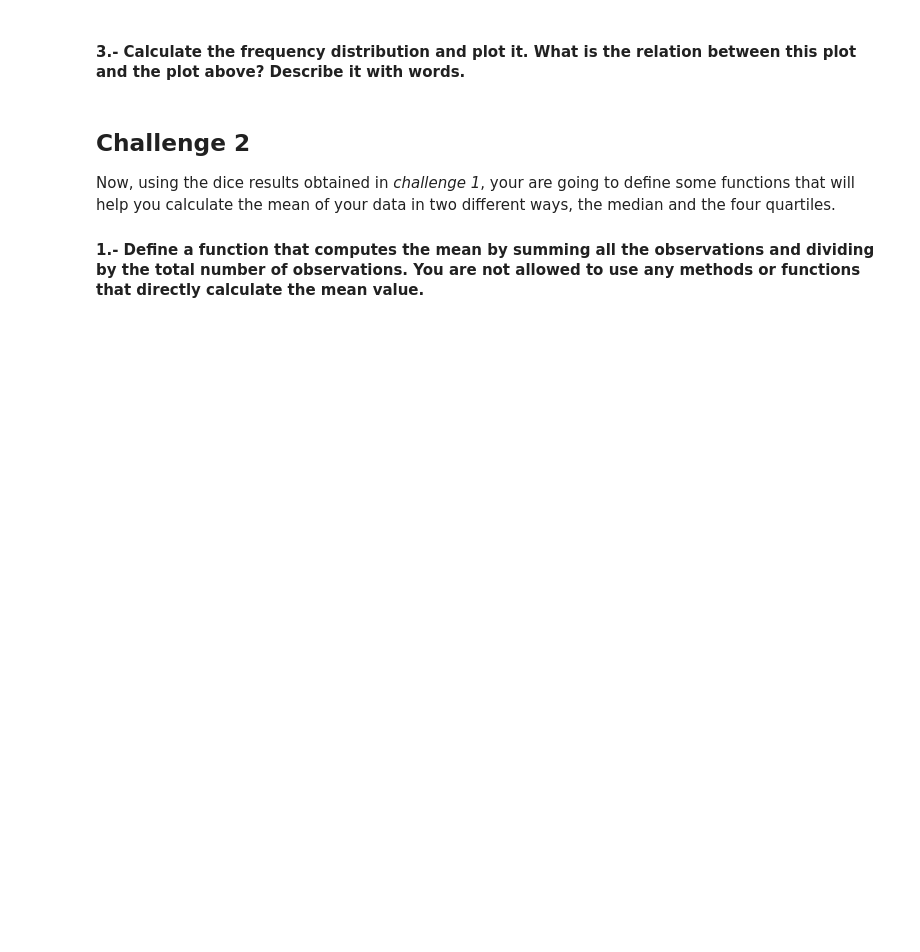
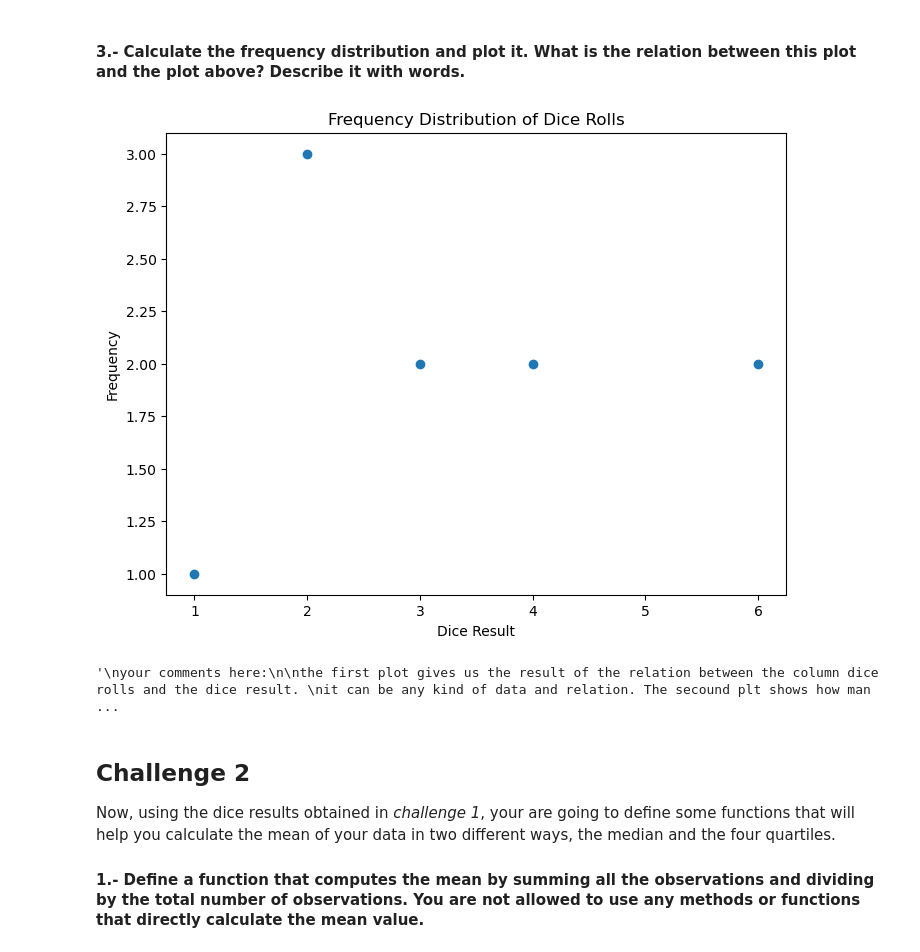
Before and after one commit to zepcerqueira/Descriptive-Stats, a Jupyter notebook: your-code/main.ipynb, the cells around one changed output. Saved outputs shown, nothing was run; the diff lists cells and outputs as text; code cells hidden in the pictures; blank space fills up the shorter version.

```diff
--- a/your-code/main.ipynb
+++ b/your-code/main.ipynb
@@ -25,3 +74,27 @@ your comments here
+# %%
+# your code here
+
+freq_dist = dice_rolls_df['Rolls'].value_counts().sort_index()
+
+
+plt.figure(figsize=(8, 6))
+plt.scatter(freq_dist.index, freq_dist.values)
+plt.xlabel('Dice Result')
+plt.ylabel('Frequency')
+plt.title('Frequency Distribution of Dice Rolls')
+plt.show()
+# %% [output]
+[figure, added]
+# %%
+"""
+your comments here:
+
+the first plot gives us the result of the relation between the column dice rolls and the dice result.
+it can be any kind of data and relation. The secound plt shows how many times a specific result of the relation happens.
+
+"""
+# %% [output]
+'\nyour comments here:\n\nthe first plot gives us the result of the relation between the column dice rolls and the dice result. \nit can be any kind of data and relation. The secound plt shows how man ...
 # %% [markdown]
 ## Challenge 2
 Now, using the dice results obtained in *challenge 1*, your are going to define some functions that will help you calculate the mean of your data in two different ways, the median and the four quartiles.
```
Also changed, not shown: parts of 69 cells of this notebook, 5 other files.
